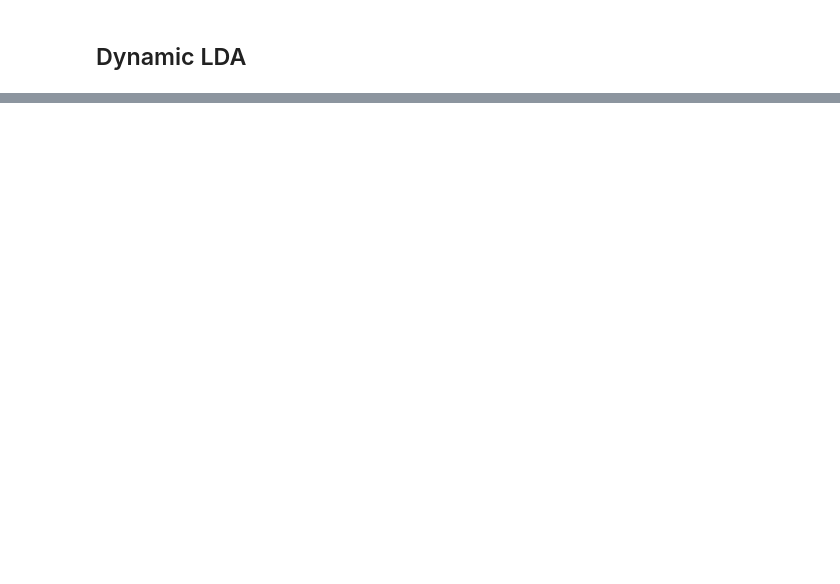
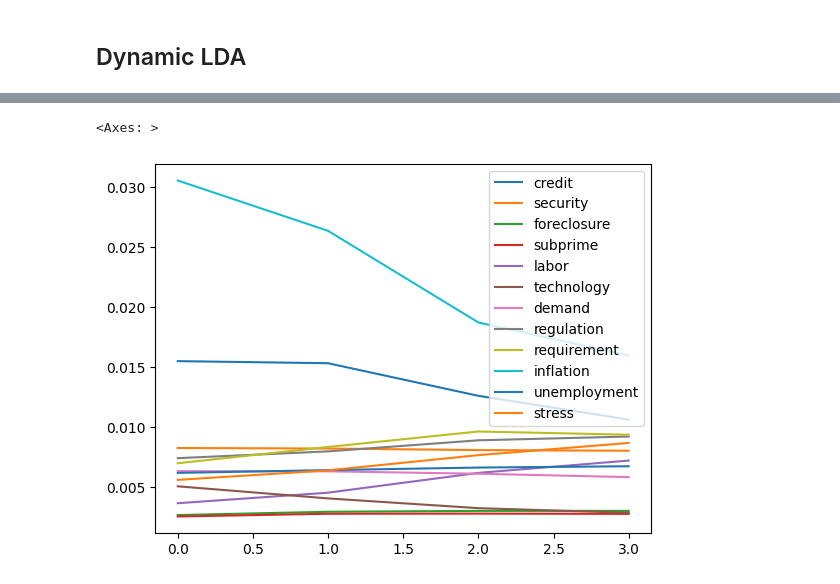
Before and after one commit to amarvenu/fed_detm, a Jupyter notebook: baseline.ipynb, the cells around one changed output, grey strips where cells are left out. Drawn from its saved outputs; the diff is of its cells as text; code cells hidden in the pictures; blank space fills up the shorter version.

```diff
--- a/baseline.ipynb
+++ b/baseline.ipynb
@@ -69,0 +90,5 @@ KeyboardInterrupt:
+# %%
+model = DtmModel.load('dtm_model_trained_t10_govslice')
+# %%
+for topic in model.dtm_coherence(0):
+    print(topic)
@@ -69,0 +106,10 @@ KeyboardInterrupt:
+# %%
+def get_word_probs(word, topic, model):
+    prob_list = []
+    for t in range(4):
+        top50 = model.show_topic(topic, t, topn=100)
+        words = [x[1] for x in top50]
+        probs = [x[0] for x in top50]
+        prob_dict = dict(zip(words, probs))
+        prob_list.append(prob_dict[word])
+    return prob_list
@@ -69,0 +123,17 @@ KeyboardInterrupt:
+# %%
+plot_df = pd.DataFrame({
+    'credit': get_word_probs('credit', 9, model),
+    'security': get_word_probs('security', 3, model),
+    'foreclosure': get_word_probs('foreclosure', 9, model),
+    'subprime': get_word_probs('subprime', 9, model),
+    'labor': get_word_probs('labor', 1, model),
+    'technology': get_word_probs('technology', 1, model),
+    #'vol': get_word_probs('vol', 3, model),
+    'demand': get_word_probs('demand', 6, model),
+    'regulation': get_word_probs('regulation', 7, model),
+    'requirement': get_word_probs('requirement', 7, model),
+    'inflation': get_word_probs('inflation', 4, model),
+    'unemployment': get_word_probs('unemployment', 5, model),
+    'stress': get_word_probs('stress', 7, model),
+})
+plot_df.to_csv('dlda_evolve.csv', index=False)
@@ -69,0 +148,5 @@ KeyboardInterrupt:
+# %%
+plot_df.plot()
+# %% [output]
+<Axes: >
+[figure, added]
```
Also changed, not shown: parts of 24 cells of this notebook, 15 other files.
